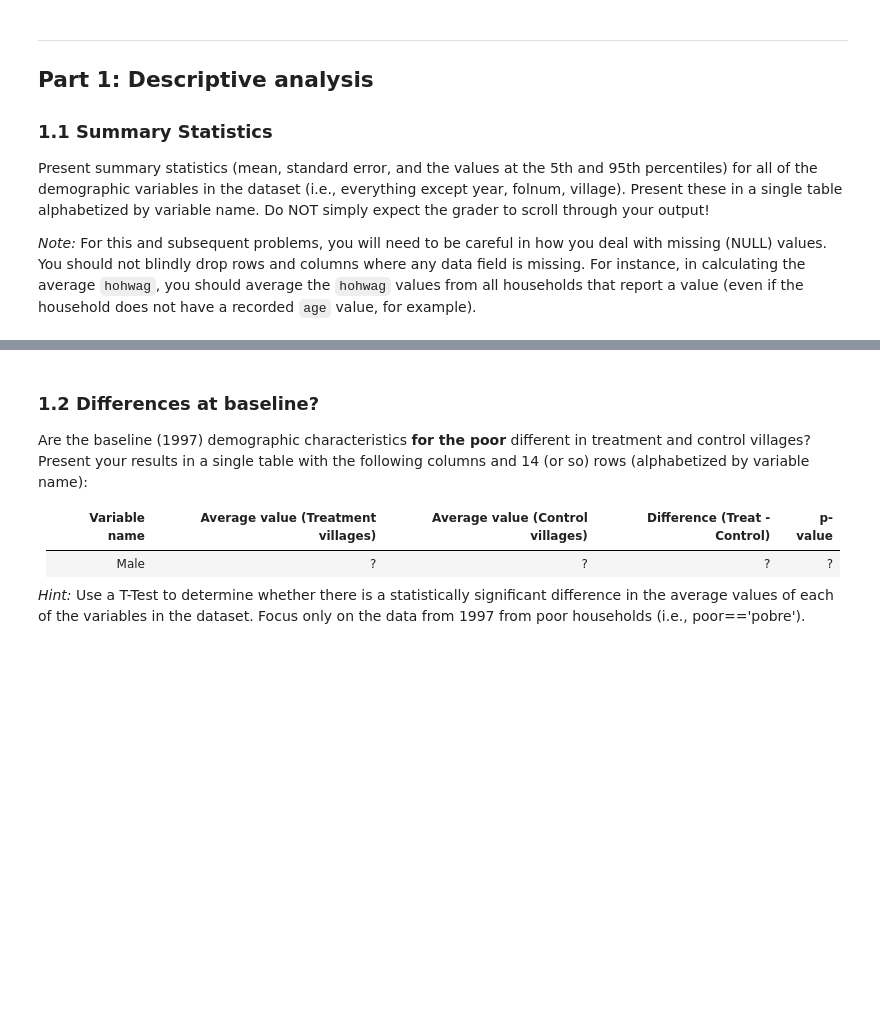
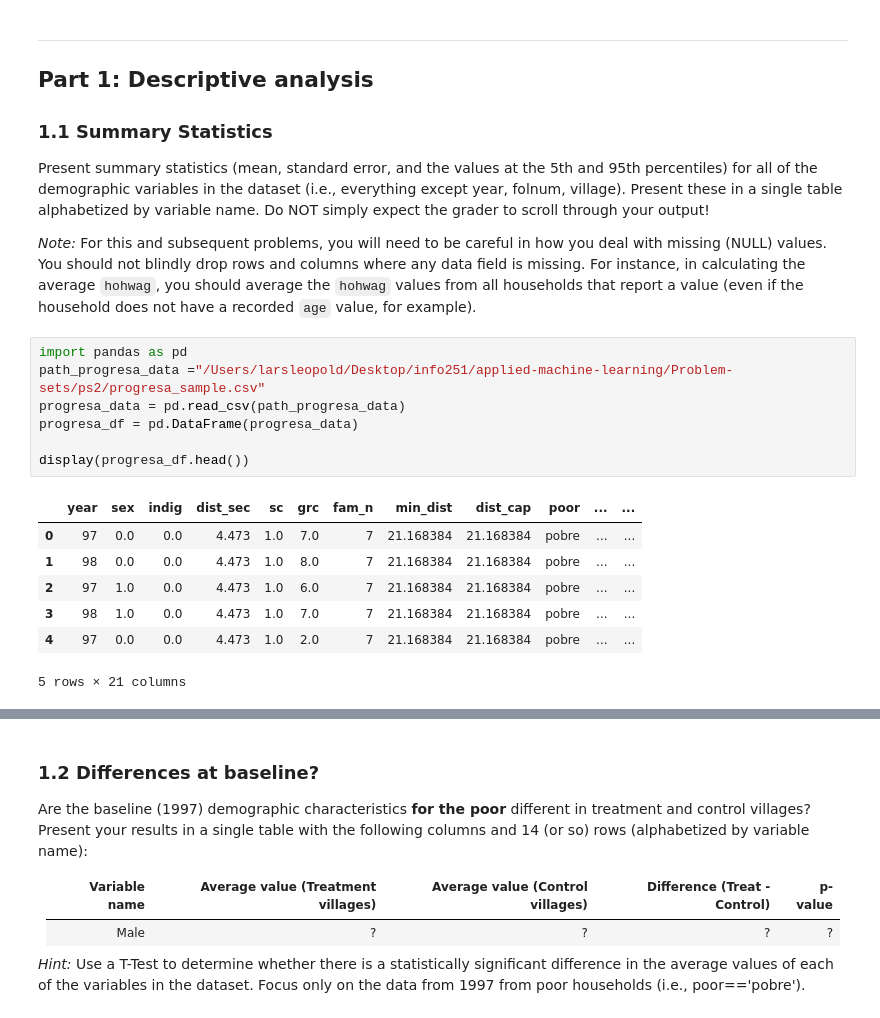
Before and after one commit to Larshle/applied-machine-learning, a Jupyter notebook: Problem-sets/ps2/LEOPOLD_LARS-PS2.ipynb, the cells around one changed output, grey strips where cells are left out. Cells and saved outputs as stored; diff of their text form; blank space fills up the shorter version.

```diff
--- a/Problem-sets/ps2/LEOPOLD_LARS-PS2.ipynb
+++ b/Problem-sets/ps2/LEOPOLD_LARS-PS2.ipynb
@@ -46,6 +46,21 @@ When you are ready, download the progresa_sample.csv data from bCourses. The dat
 Present summary statistics (mean, standard error, and the values at the 5th and 95th percentiles) for all of the demographic variables in the dataset (i.e., everything except year, folnum, village). Present these in a single table alphabetized by variable name. Do NOT simply expect the grader to scroll through your output!
 
 *Note:* For this and subsequent problems, you will need to be careful in how you deal with missing (NULL) values. You should not blindly drop rows and columns where any data field is missing.  For instance, in calculating the average `hohwag`, you should average the `hohwag` values from all households that report a value (even if the household does not have a recorded `age` value, for example).
+# %%
+import pandas as pd
+path_progresa_data ="/Users/larsleopold/Desktop/info251/applied-machine-learning/Problem-sets/ps2/progresa_sample.csv"
+progresa_data = pd.read_csv(path_progresa_data)
+progresa_df = pd.DataFrame(progresa_data)
+
+display(progresa_df.head())
+# %% [output]
+|  | year | sex | indig | dist_sec | sc | grc | fam_n | min_dist | dist_cap | poor | ... | ... |
+| 0 | 97 | 0.0 | 0.0 | 4.473 | 1.0 | 7.0 | 7 | 21.168384 | 21.168384 | pobre | ... | ... |
+| 1 | 98 | 0.0 | 0.0 | 4.473 | 1.0 | 8.0 | 7 | 21.168384 | 21.168384 | pobre | ... | ... |
+| 2 | 97 | 1.0 | 0.0 | 4.473 | 1.0 | 6.0 | 7 | 21.168384 | 21.168384 | pobre | ... | ... |
+| 3 | 98 | 1.0 | 0.0 | 4.473 | 1.0 | 7.0 | 7 | 21.168384 | 21.168384 | pobre | ... | ... |
+| 4 | 97 | 0.0 | 0.0 | 4.473 | 1.0 | 2.0 | 7 | 21.168384 | 21.168384 | pobre | ... | ... |
+5 rows × 21 columns
 # %%
 # your code here
 import pandas as pd
```
Also changed, not shown: parts of 3 cells of this notebook.
